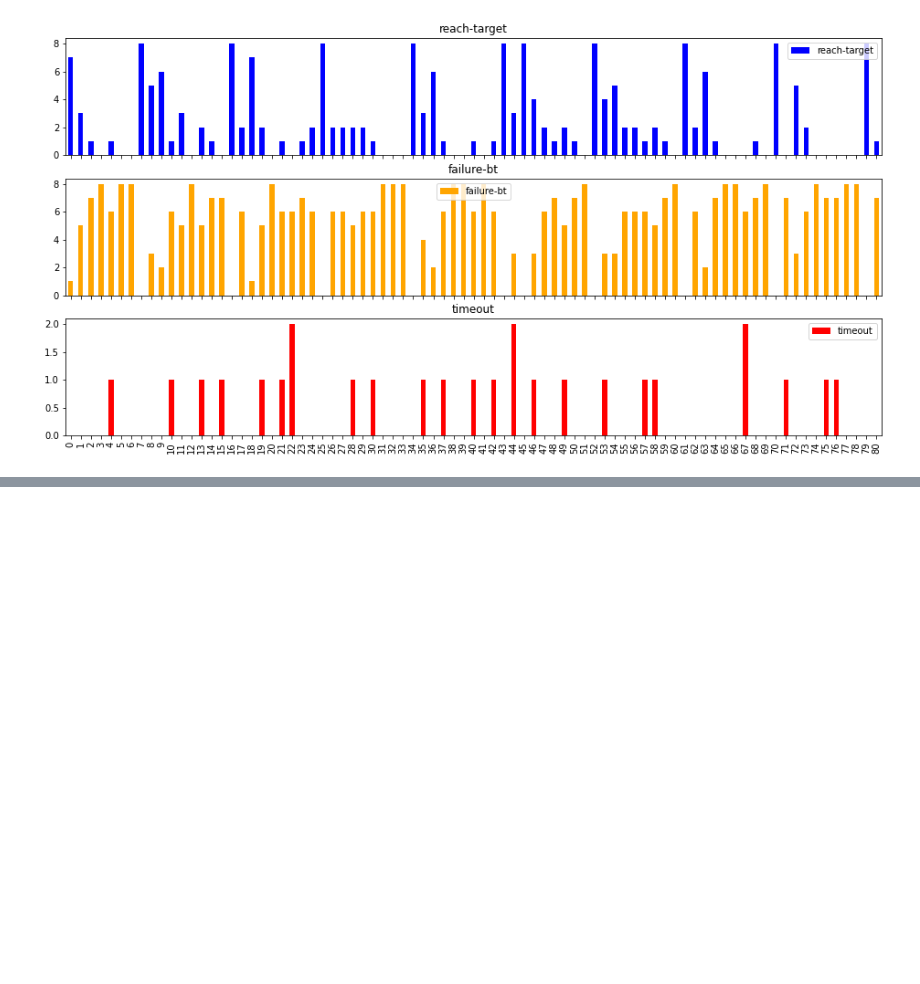
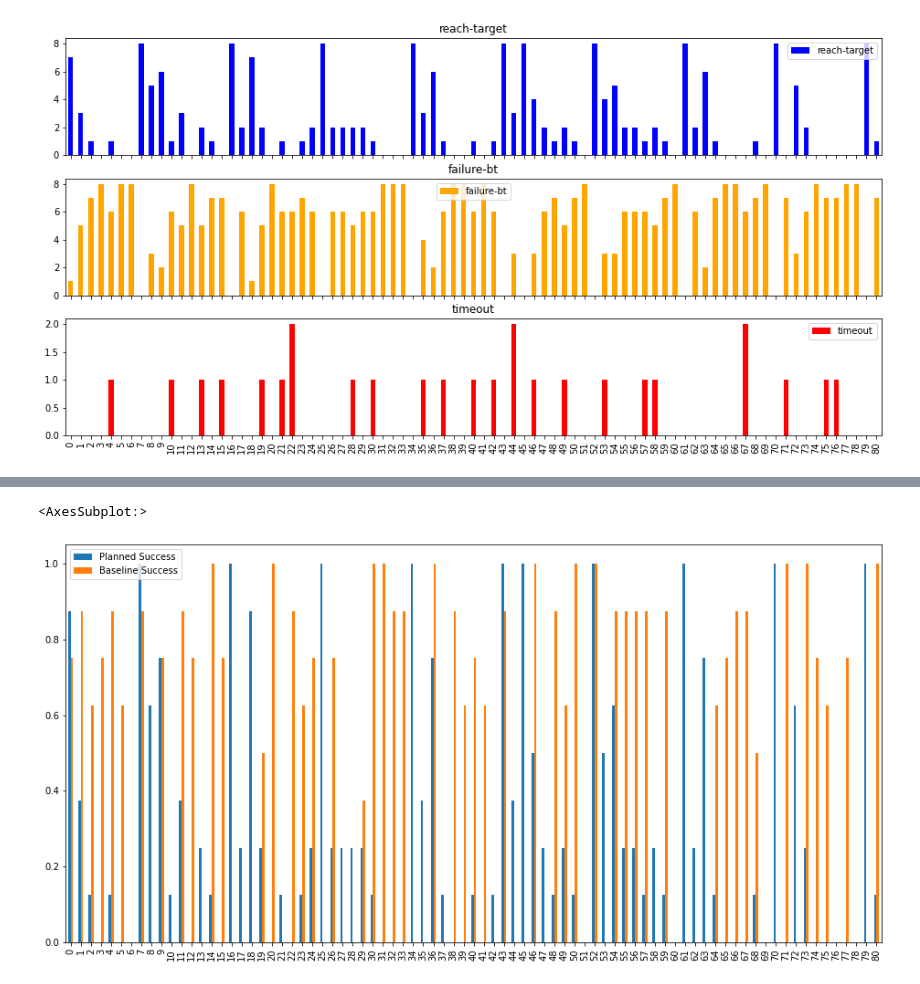
Before and after one commit to VicenteMoraes/hmrs_analysis, a Jupyter notebook: notebooks/Metrics.ipynb, the cells around one changed output, grey strips where cells are left out. Cells and saved outputs as stored; diff of their text form; code cells hidden in the pictures; blank space fills up the shorter version.

```diff
--- a/notebooks/Metrics.ipynb
+++ b/notebooks/Metrics.ipynb
@@ -304,0 +277,5 @@ time["Baseline Average Time"].plot.bar(stacked=True, figsize=(16, 8), ax=ax, col
+# %%
+suc.plot.bar(figsize=(16, 8))
+# %% [output]
+<AxesSubplot:>
+[figure, added]
```
Also changed, not shown: parts of 17 cells of this notebook.
